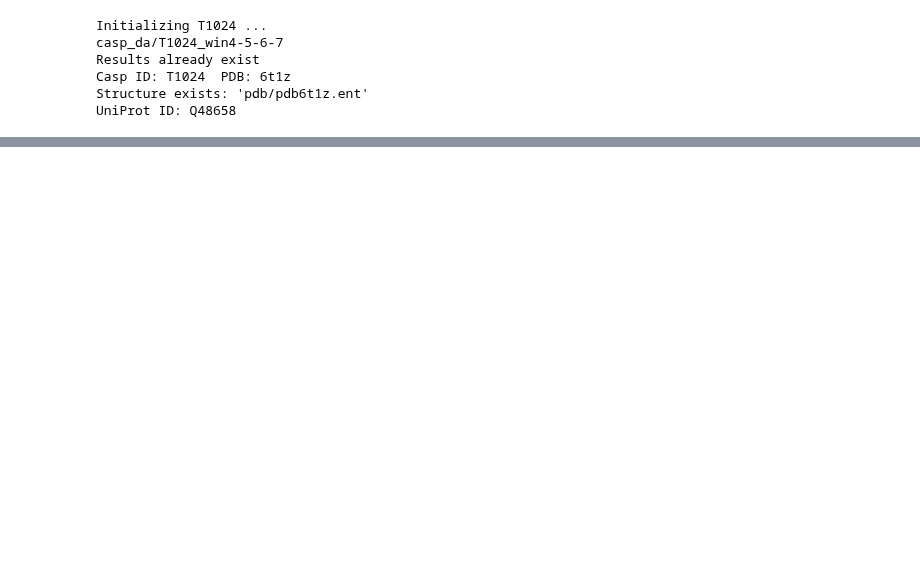
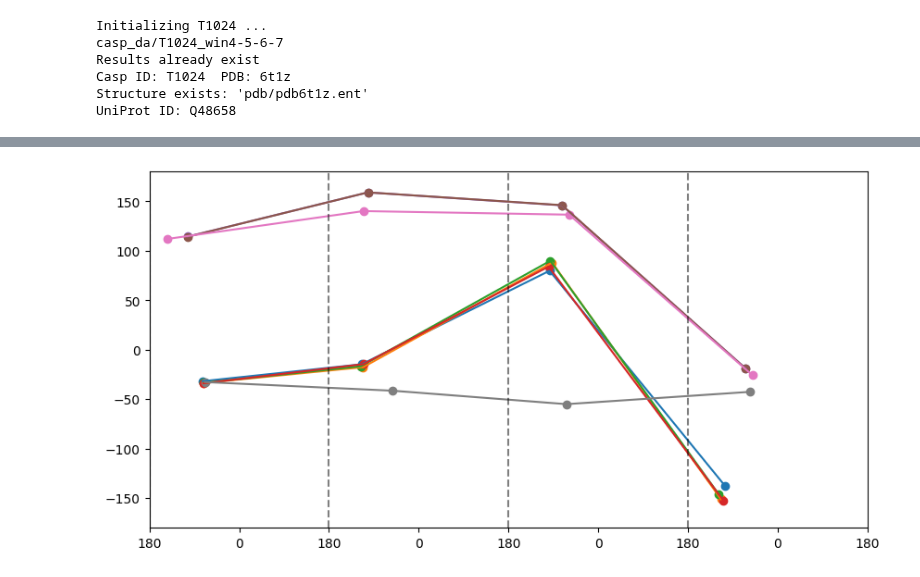
Before and after one commit to Musa-Azeem/protein-dihedral-visualization, a Jupyter notebook: da_ss.ipynb, the cells around one changed output, grey strips where cells are left out. Saved outputs shown, nothing was run; the diff lists cells and outputs as text; code cells hidden in the pictures; blank space fills up the shorter version.

```diff
--- a/da_ss.ipynb
+++ b/da_ss.ipynb
@@ -59,0 +302,4 @@ for i,seq_ctxt in enumerate(seqs_for_window):
+# %%
+plot(win6)
+# %% [output]
+[figure, added]
```
Also changed, not shown: parts of 16 cells of this notebook, 4 other files.
